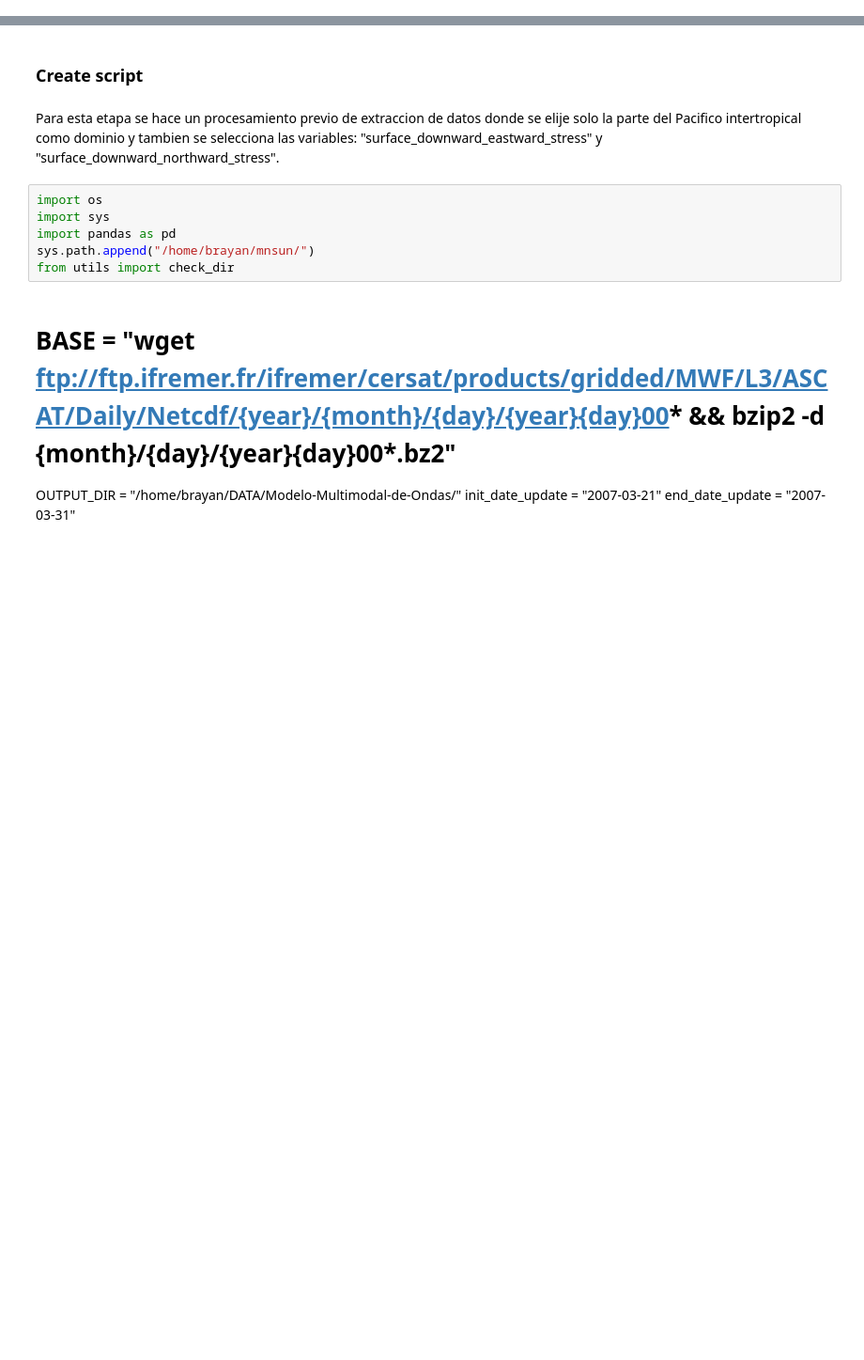
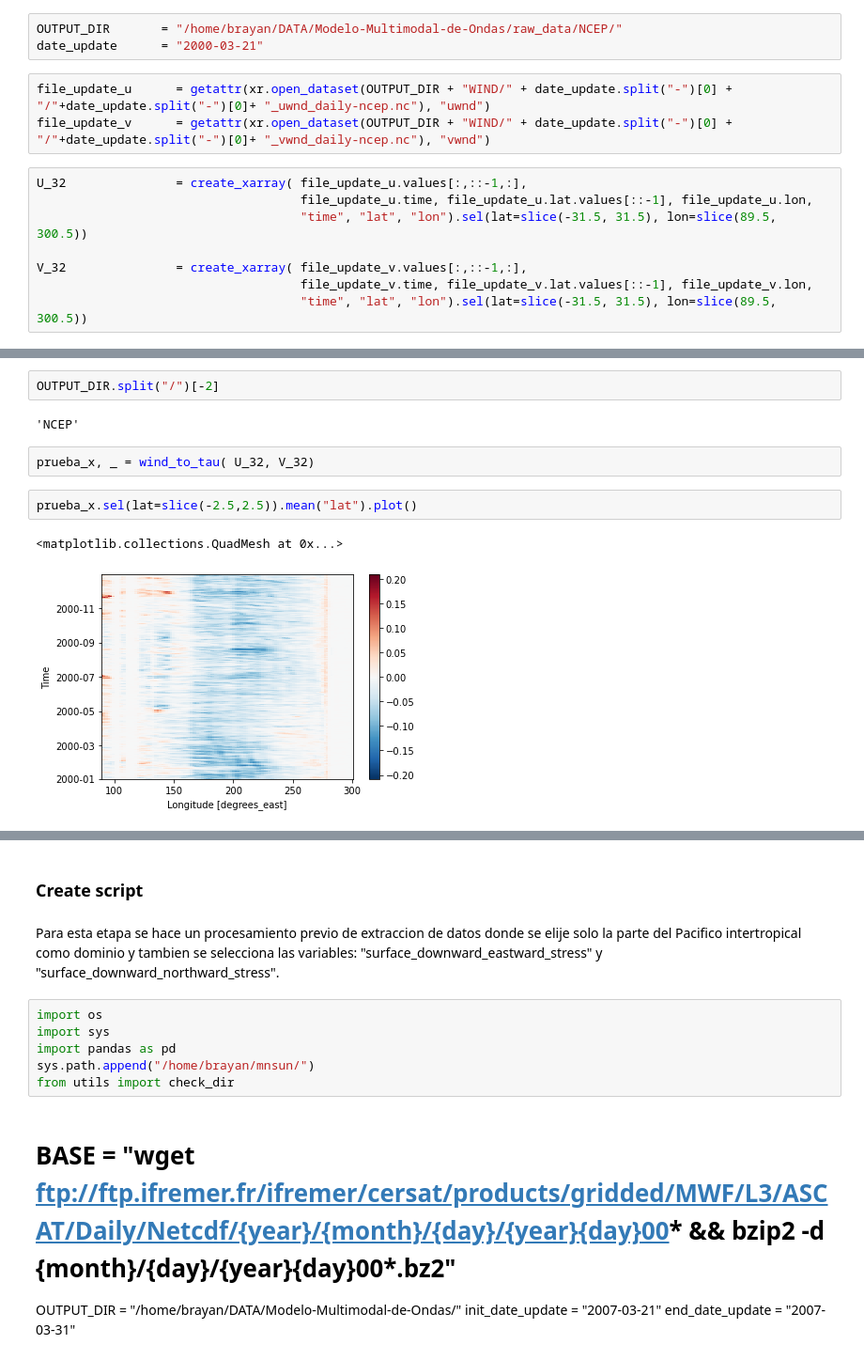
Before and after one commit to midnightsun10/Modelo-Multimodal-de-Ondas-, a Jupyter notebook: raw_data/Prueba_raw_data.ipynb, the cells around one changed output, grey strips where cells are left out. Shown: that part at 94% size. Drawn from its saved outputs; the diff is of its cells as text; blank space fills up the shorter version.

Commit message:
actualizacion de ncep

```diff
--- a/raw_data/Prueba_raw_data.ipynb
+++ b/raw_data/Prueba_raw_data.ipynb
@@ -0,0 +87,14 @@
+# %%
+OUTPUT_DIR       = "/home/brayan/DATA/Modelo-Multimodal-de-Ondas/raw_data/NCEP/"
+date_update      = "2000-03-21"
+# %%
+file_update_u      = getattr(xr.open_dataset(OUTPUT_DIR + "WIND/" + date_update.split("-")[0] + "/"+date_update.split("-")[0]+ "_uwnd_daily-ncep.nc"), "uwnd")
+file_update_v      = getattr(xr.open_dataset(OUTPUT_DIR + "WIND/" + date_update.split("-")[0] + "/"+date_update.split("-")[0]+ "_vwnd_daily-ncep.nc"), "vwnd")
+# %%
+U_32               = create_xarray( file_update_u.values[:,::-1,:],
+                                    file_update_u.time, file_update_u.lat.values[::-1], file_update_u.lon,
+                                    "time", "lat", "lon").sel(lat=slice(-31.5, 31.5), lon=slice(89.5, 300.5))
+
+V_32               = create_xarray( file_update_v.values[:,::-1,:],
+                                    file_update_v.time, file_update_v.lat.values[::-1], file_update_v.lon,
+                                    "time", "lat", "lon").sel(lat=slice(-31.5, 31.5), lon=slice(89.5, 300.5))
@@ -0,0 +127,11 @@
+# %%
+OUTPUT_DIR.split("/")[-2]
+# %% [output]
+'NCEP'
+# %%
+prueba_x, _ = wind_to_tau( U_32, V_32)
+# %%
+prueba_x.sel(lat=slice(-2.5,2.5)).mean("lat").plot()
+# %% [output]
+<matplotlib.collections.QuadMesh at 0x...>
+[figure, added]
```
Also changed, not shown: parts of 102 cells of this notebook, 7 other files.
